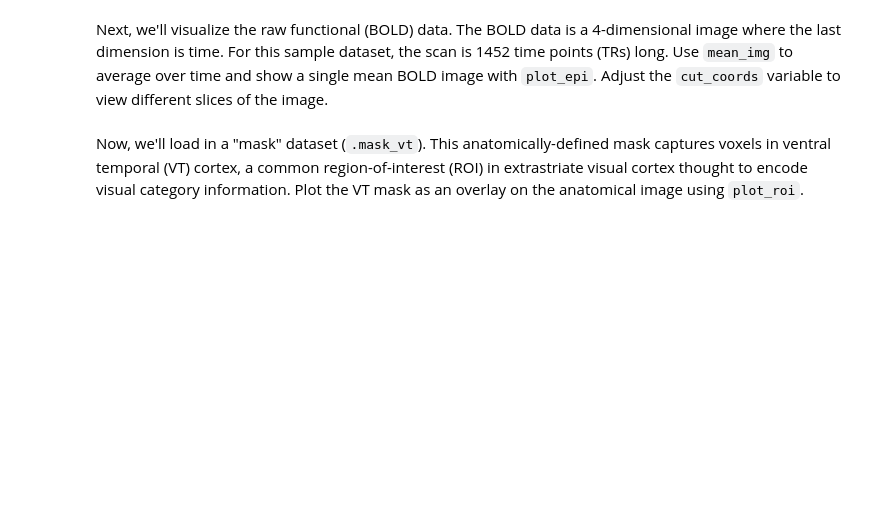
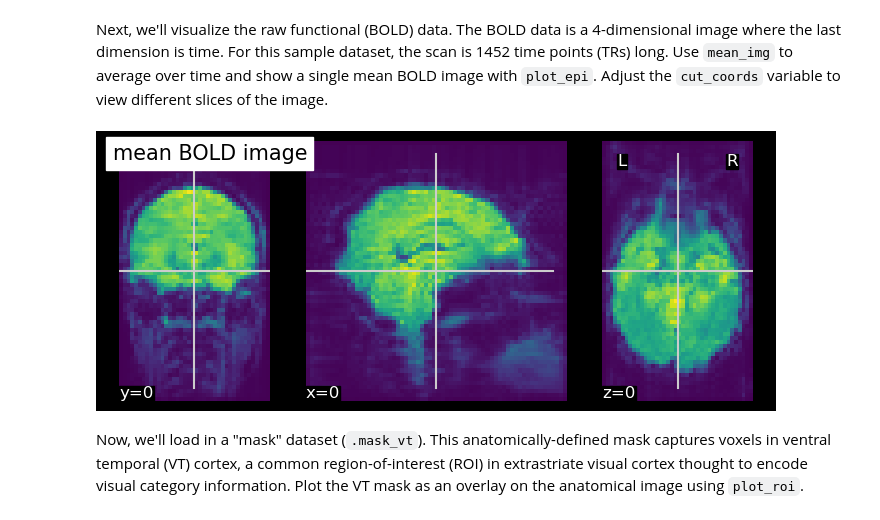
Before and after one commit to yunchang-z/neu502b-lab, a Jupyter notebook: fmri-01/fmri-01-visualization.ipynb, the cells around one changed output. Saved outputs shown, nothing was run; the diff lists cells and outputs as text; code cells hidden in the pictures; blank space fills up the shorter version.

```diff
--- a/fmri-01/fmri-01-visualization.ipynb
+++ b/fmri-01/fmri-01-visualization.ipynb
@@ -31,6 +49,11 @@ First, use `plot_anat` to plot the anatomical image provided with this sample su
 Next, we'll visualize the raw functional (BOLD) data. The BOLD data is a 4-dimensional image where the last dimension is time. For this sample dataset, the scan is 1452 time points (TRs) long. Use `mean_img` to average over time and show a single mean BOLD image with `plot_epi`. Adjust the `cut_coords` variable to view different slices of the image.
 # %%
 # Plot the mean EPI image
+cut_coords = (0, 0, 0)
+plot_epi(mean_img(haxby_dataset.func[0]), cut_coords=cut_coords,
+         cmap='viridis', title='mean BOLD image');
+# %% [output]
+[figure, added]
 # %% [markdown]
 Now, we'll load in a "mask" dataset (`.mask_vt`). This anatomically-defined mask captures voxels in ventral temporal (VT) cortex, a common region-of-interest (ROI) in extrastriate visual cortex thought to encode visual category information. Plot the VT mask as an overlay on the anatomical image using `plot_roi`.
 # %%
```
Also changed, not shown: parts of 5 cells of this notebook, 1 other file.
